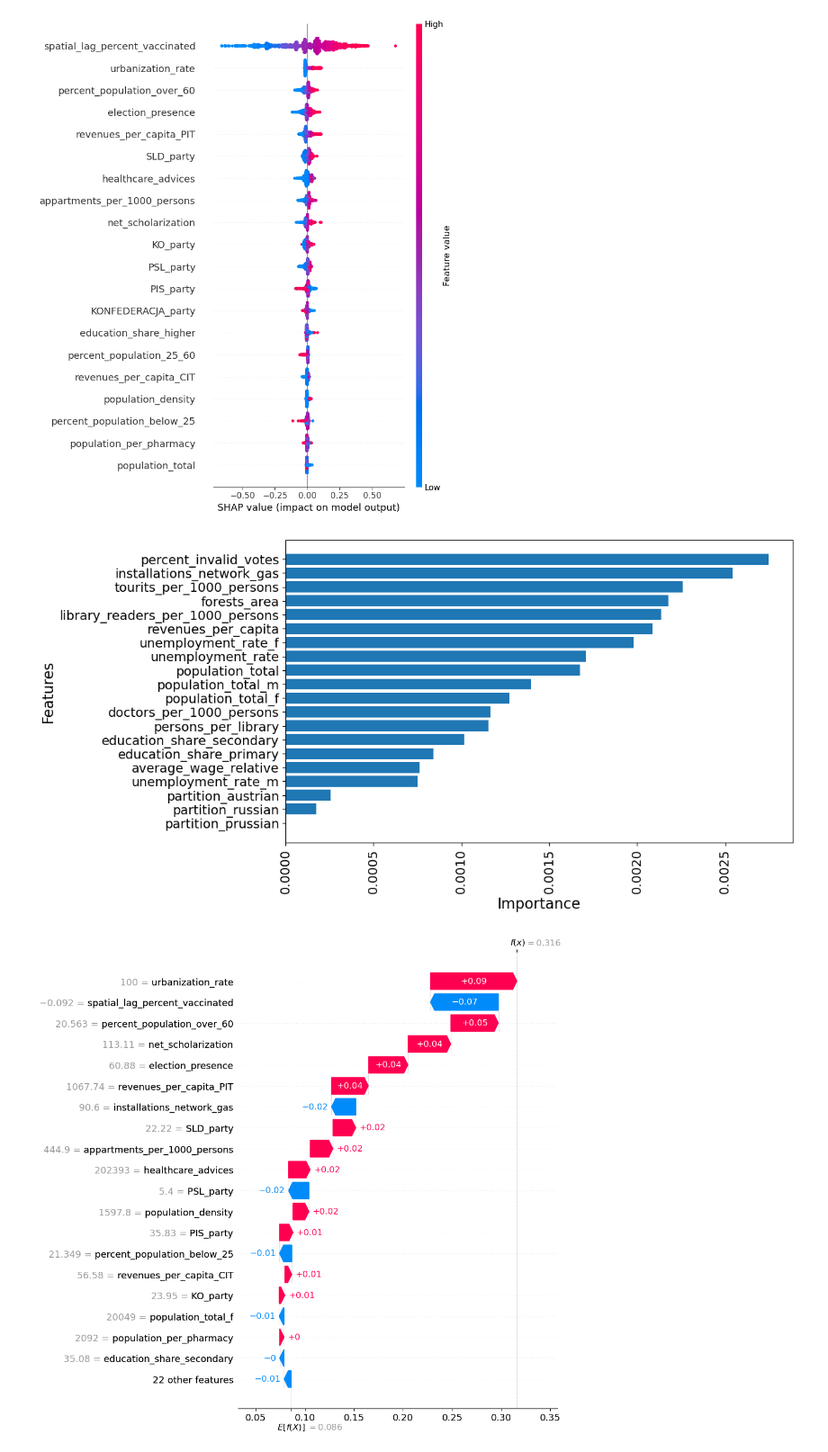
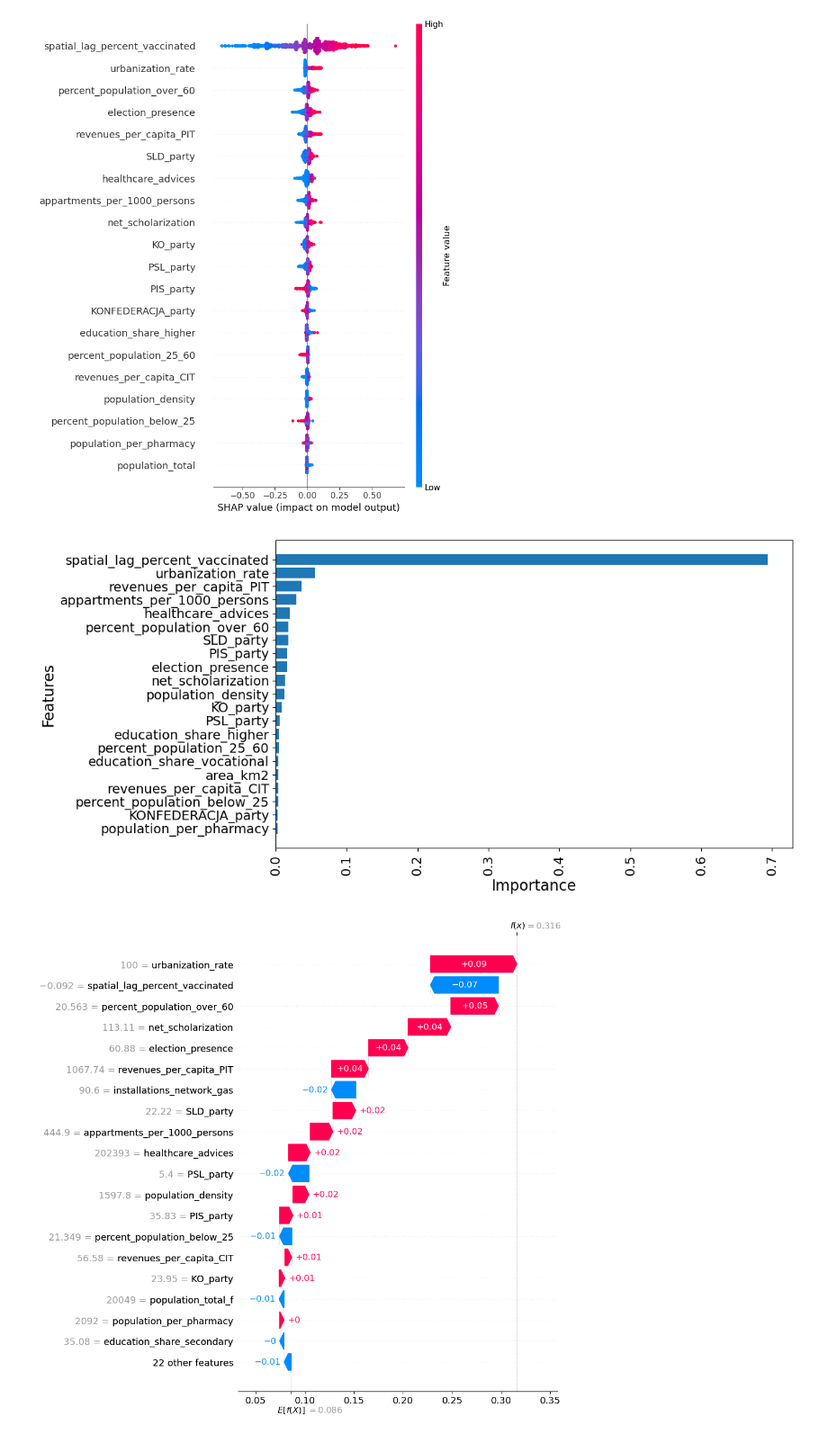
Before and after one commit to jjfrackowiak/WEC2024, a Jupyter notebook: XAI/exploration_notebook.ipynb, the cells around one changed output. Shown at 90% size. Drawn from its saved outputs; the diff is of its cells as text; code cells hidden in the pictures.

Commit message:
Fixed issue with the feature importance plot

```diff
--- a/XAI/exploration_notebook.ipynb
+++ b/XAI/exploration_notebook.ipynb
@@ -54,30 +54,30 @@ shap.summary_plot(shap_values1, filtered_df)
 # %%
 # Impurity based
 
 # Get feature importances from the trained model
 feature_importances = gbm_model.feature_importances_
 
 # Get the names of the features
 feature_names = gbm_model.feature_names_in_  # Assuming X_train is a DataFrame
 
 # Create a DataFrame to store feature names and their importances
 feature_importance_df = pd.DataFrame({'Feature': feature_names, 'Importance': feature_importances})
 
 # Sort the DataFrame by feature importances
-feature_importance_df = feature_importance_df.sort_values(by='Importance', ascending=True)
+feature_importance_df = feature_importance_df.sort_values(by='Importance', ascending=True).reset_index(drop=True)
 
 # Create a barplot
 plt.figure(figsize=(10, 6))
-plt.barh(feature_importance_df['Feature'][:20], feature_importance_df['Importance'][:20])
+plt.barh(feature_importance_df['Feature'][20:], feature_importance_df['Importance'][20:])
 # Set the font size for the axis labels and tick marks
 plt.xlabel('Importance', fontsize=16)
 plt.ylabel('Features', fontsize=16)
 plt.xticks(fontsize=14, rotation=90)
 plt.yticks(fontsize=14)
 
 plt.show()
 # %% [output]
-[figure, old version]
+[figure, new version]
 # %%
 explainer = shap.Explainer(gbm_model, filtered_df)
 shap_values2 = explainer(filtered_df, check_additivity=False)
```
